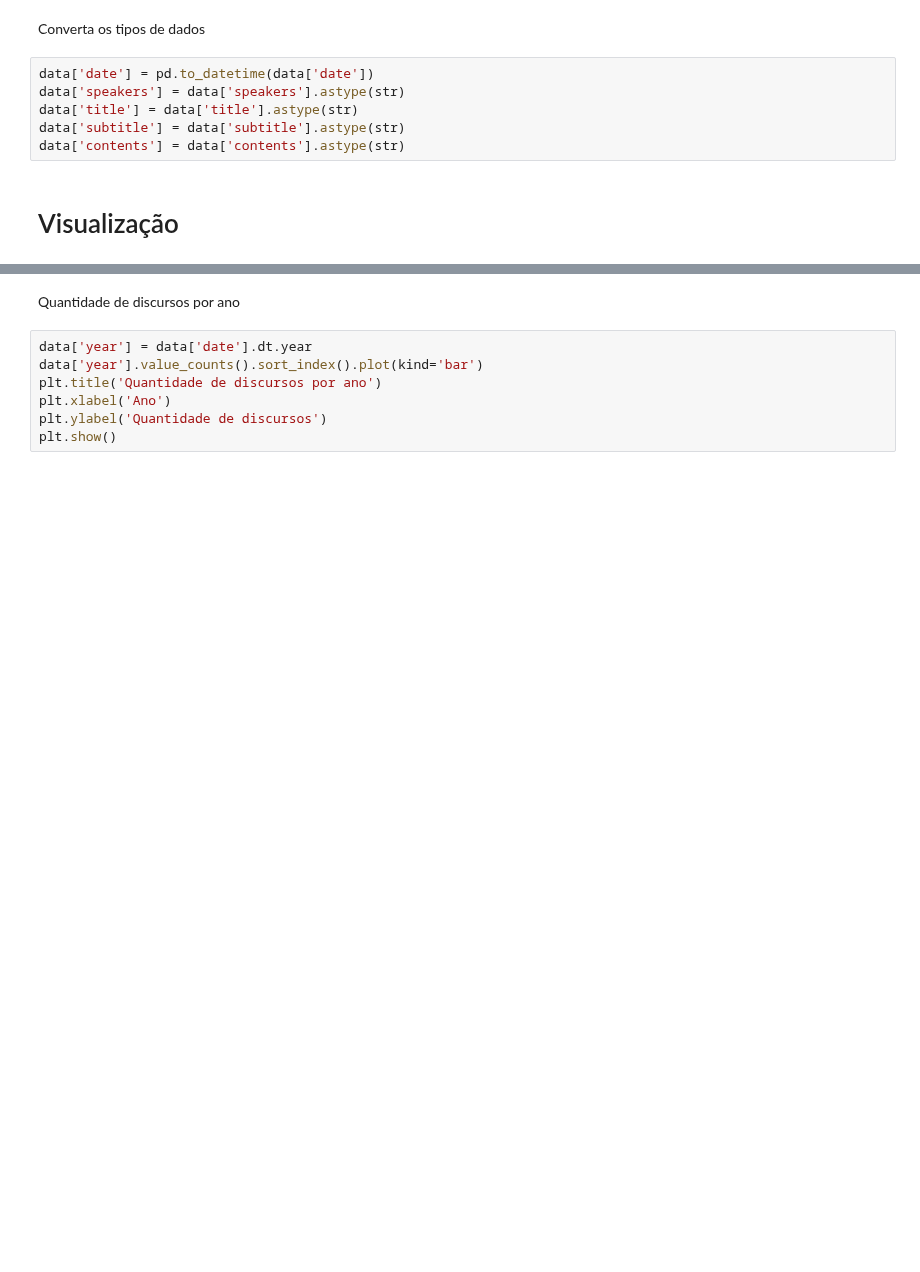
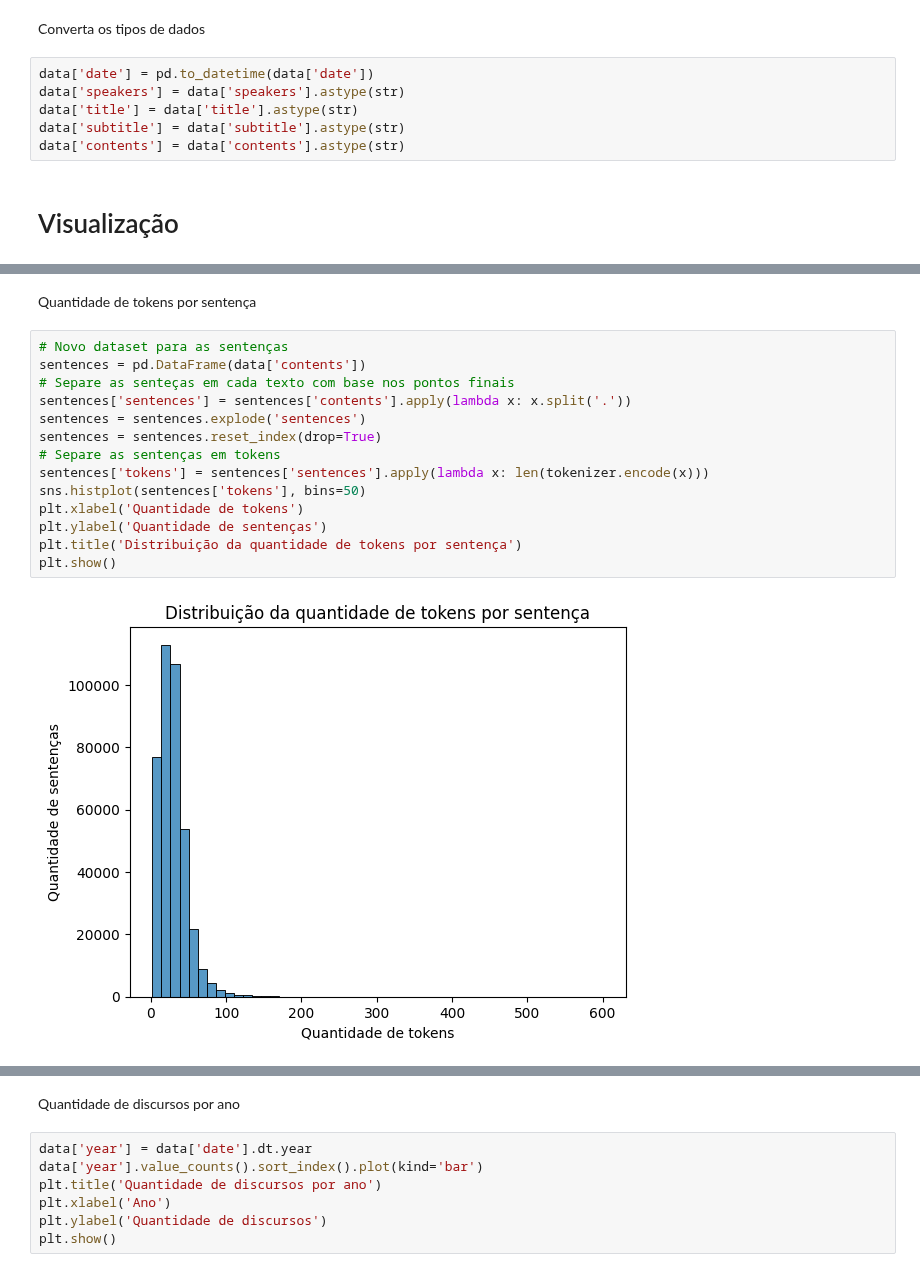
Before and after one commit to LaviniaSD/NPL---SPX, a Jupyter notebook: analise_exploratoria.ipynb, the cells around one changed output, grey strips where cells are left out. Saved outputs shown, nothing was run; the diff lists cells and outputs as text; blank space fills up the shorter version.

```diff
--- a/analise_exploratoria.ipynb
+++ b/analise_exploratoria.ipynb
@@ -75,0 +75,18 @@ Token indices sequence length is longer than the specified maximum sequence leng
+# %% [markdown]
+Quantidade de tokens por sentença
+# %%
+# Novo dataset para as sentenças
+sentences = pd.DataFrame(data['contents'])
+# Separe as senteças em cada texto com base nos pontos finais
+sentences['sentences'] = sentences['contents'].apply(lambda x: x.split('.'))
+sentences = sentences.explode('sentences')
+sentences = sentences.reset_index(drop=True)
+# Separe as sentenças em tokens
+sentences['tokens'] = sentences['sentences'].apply(lambda x: len(tokenizer.encode(x)))
+sns.histplot(sentences['tokens'], bins=50)
+plt.xlabel('Quantidade de tokens')
+plt.ylabel('Quantidade de sentenças')
+plt.title('Distribuição da quantidade de tokens por sentença')
+plt.show()
+# %% [output]
+[figure, added]
```
Also changed, not shown: parts of 11 cells of this notebook.
